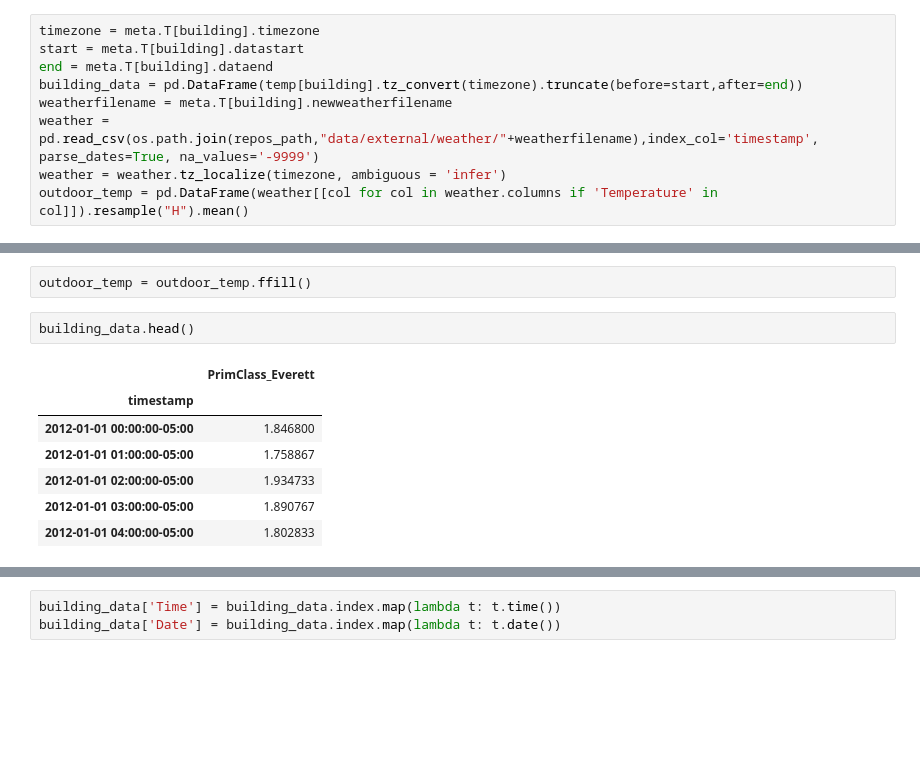
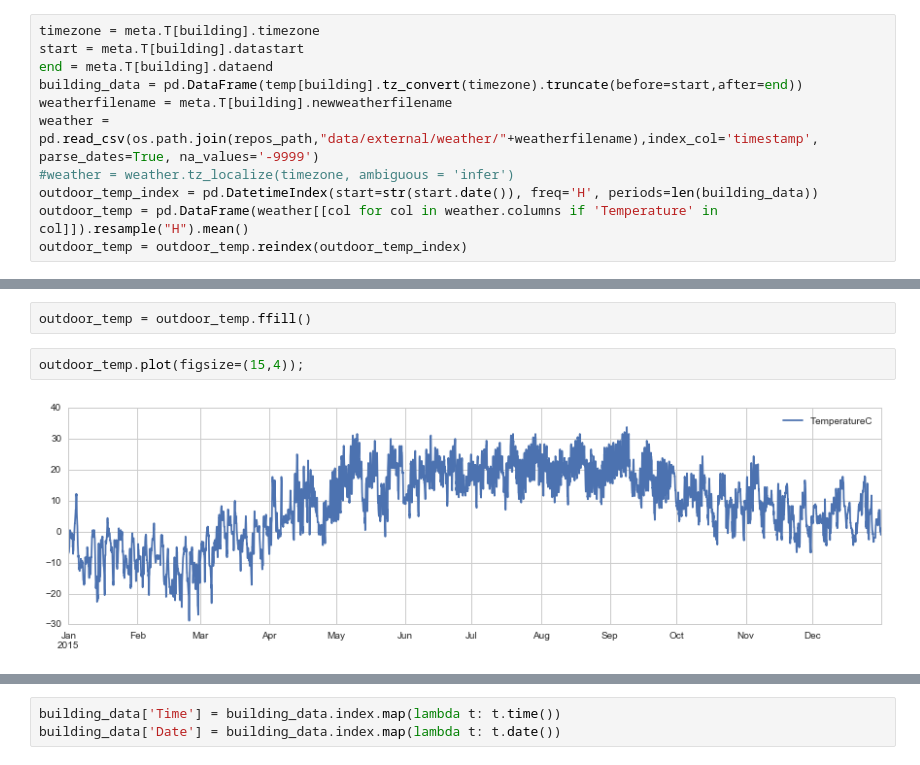
Before and after one commit to buds-lab/the-building-data-genome-project, a Jupyter notebook: notebooks/09_VISDOM Feature Creation.ipynb, the cells around one changed output, grey strips where cells are left out. Cells and saved outputs as stored; diff of their text form; blank space fills up the shorter version.

```diff
--- a/notebooks/09_VISDOM Feature Creation.ipynb
+++ b/notebooks/09_VISDOM Feature Creation.ipynb
@@ -119,5 +58,7 @@ end = meta.T[building].dataend
 building_data = pd.DataFrame(temp[building].tz_convert(timezone).truncate(before=start,after=end))
 weatherfilename = meta.T[building].newweatherfilename
 weather = pd.read_csv(os.path.join(repos_path,"data/external/weather/"+weatherfilename),index_col='timestamp', parse_dates=True, na_values='-9999')
-weather = weather.tz_localize(timezone, ambiguous = 'infer')
+#weather = weather.tz_localize(timezone, ambiguous = 'infer')
+outdoor_temp_index = pd.DatetimeIndex(start=str(start.date()), freq='H', periods=len(building_data))
 outdoor_temp = pd.DataFrame(weather[[col for col in weather.columns if 'Temperature' in col]]).resample("H").mean()
+outdoor_temp = outdoor_temp.reindex(outdoor_temp_index)
@@ -124,12 +75,6 @@ outdoor_temp = pd.DataFrame(weather[[col for col in weather.columns if 'Temperat
 # %%
 outdoor_temp = outdoor_temp.ffill()
-# %%
-building_data.head()
-# %% [output]
-|  | PrimClass_Everett |
-| timestamp |  |
-| 2012-01-01 00:00:00-05:00 | 1.846800 |
-| 2012-01-01 01:00:00-05:00 | 1.758867 |
-| 2012-01-01 02:00:00-05:00 | 1.934733 |
-| 2012-01-01 03:00:00-05:00 | 1.890767 |
-| 2012-01-01 04:00:00-05:00 | 1.802833 |
+# %%
+outdoor_temp.plot(figsize=(15,4));
+# %% [output]
+[figure, added]
```
Also changed, not shown: parts of 82 cells of this notebook, 3 other files.
